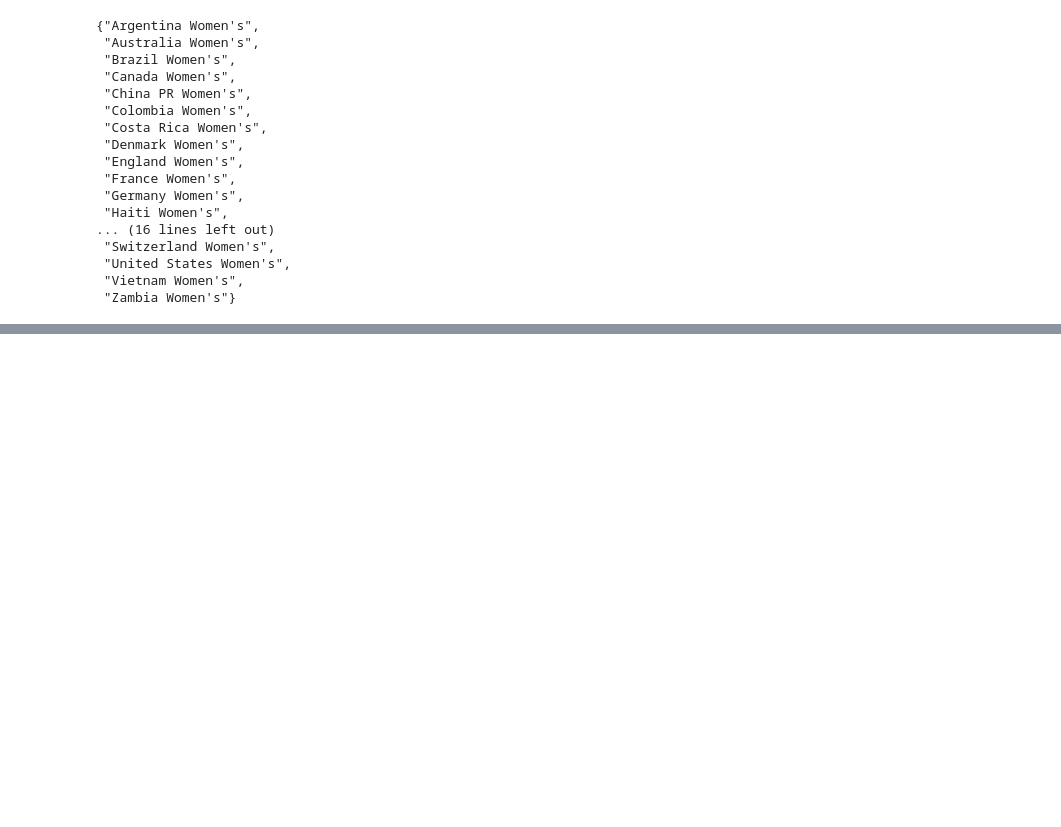
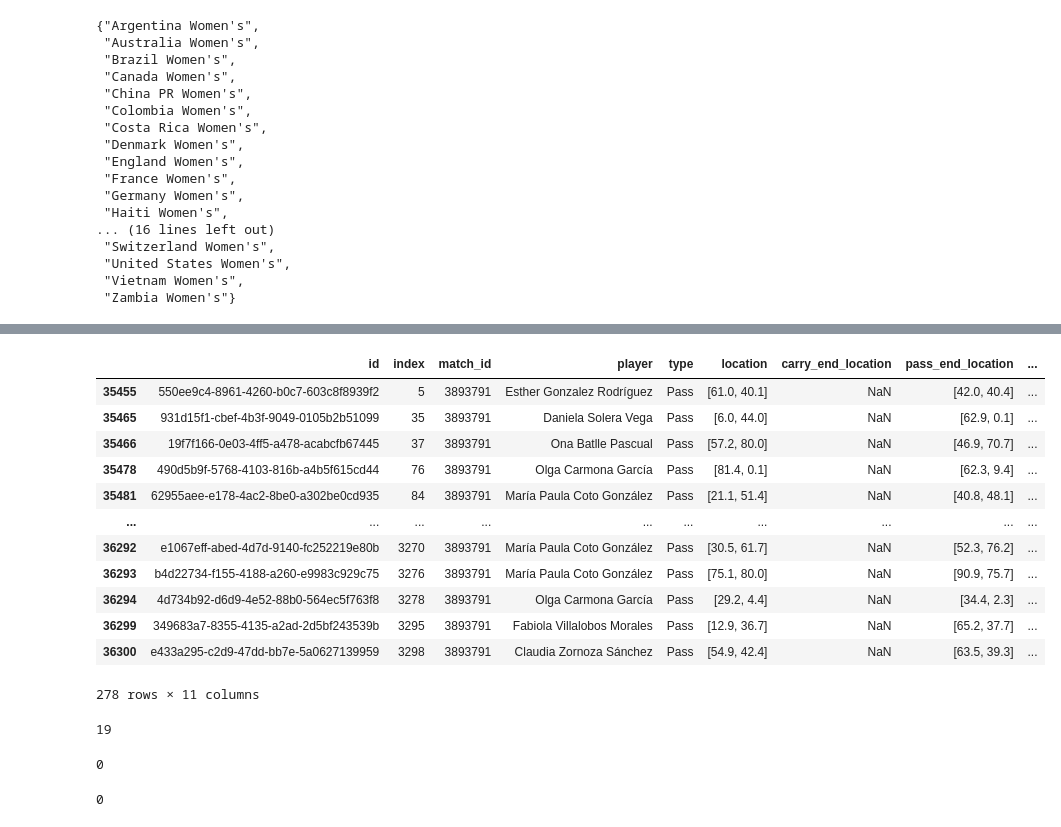
Before and after one commit to AGraciaSipan/soccermatics, a Jupyter notebook: hand-ins/1.AitanaBonmati/Untitled.ipynb, the cells around one changed output, grey strips where cells are left out. Saved outputs shown, nothing was run; the diff lists cells and outputs as text; code cells hidden in the pictures; blank space fills up the shorter version.

```diff
--- a/hand-ins/1.AitanaBonmati/Untitled.ipynb
+++ b/hand-ins/1.AitanaBonmati/Untitled.ipynb
@@ -160,0 +199,54 @@ wwc2023_events = sb.competition_events(
+# %%
+events_between_carry_and_pass = ['Dribble', 'Pressure']
+
+# mal por el or
+# pass_not_preceded_by_carry_mask = (
+#     (match_events['type'].eq('Pass') &
+#      ~match_events['type'].shift(1).eq('Carry')
+#     ) |
+#     (match_events['type'].eq('Pass') &
+#      match_events['type'].shift(1).isin(events_between_carry_and_pass) &
+#      ~match_events['type'].shift(2).eq('Carry')
+#     )
+# )
+
+pass_not_preceded_by_carry_mask = (
+    match_events['type'].eq('Pass') &
+    ~(
+        match_events['type'].shift(1).eq('Carry') |
+        (
+            match_events['type'].shift(1).isin(events_between_carry_and_pass) &
+            match_events['type'].shift(2).eq('Carry')
+        )
+    )
+)
+
+
+pass_not_preceded_by_carry_df = match_events[pass_not_preceded_by_carry_mask][cols]
+pass_not_preceded_by_carry_df
+# %% [output]
+|  | id | index | match_id | player | type | location | carry_end_location | pass_end_location | ... |
+| 35455 | 550ee9c4-8961-4260-b0c7-603c8f8939f2 | 5 | 3893791 | Esther Gonzalez Rodríguez | Pass | [61.0, 40.1] | NaN | [42.0, 40.4] | ... |
+| 35465 | 931d15f1-cbef-4b3f-9049-0105b2b51099 | 35 | 3893791 | Daniela Solera Vega | Pass | [6.0, 44.0] | NaN | [62.9, 0.1] | ... |
+| 35466 | 19f7f166-0e03-4ff5-a478-acabcfb67445 | 37 | 3893791 | Ona Batlle Pascual | Pass | [57.2, 80.0] | NaN | [46.9, 70.7] | ... |
+| 35478 | 490d5b9f-5768-4103-816b-a4b5f615cd44 | 76 | 3893791 | Olga Carmona García | Pass | [81.4, 0.1] | NaN | [62.3, 9.4] | ... |
+| 35481 | 62955aee-e178-4ac2-8be0-a302be0cd935 | 84 | 3893791 | María Paula Coto González | Pass | [21.1, 51.4] | NaN | [40.8, 48.1] | ... |
+| ... | ... | ... | ... | ... | ... | ... | ... | ... | ... |
+| 36292 | e1067eff-abed-4d7d-9140-fc252219e80b | 3270 | 3893791 | María Paula Coto González | Pass | [30.5, 61.7] | NaN | [52.3, 76.2] | ... |
+| 36293 | b4d22734-f155-4188-a260-e9983c929c75 | 3276 | 3893791 | María Paula Coto González | Pass | [75.1, 80.0] | NaN | [90.9, 75.7] | ... |
+| 36294 | 4d734b92-d6d9-4e52-88b0-564ec5f763f8 | 3278 | 3893791 | Olga Carmona García | Pass | [29.2, 4.4] | NaN | [34.4, 2.3] | ... |
+| 36299 | 349683a7-8355-4135-a2ad-2d5bf243539b | 3295 | 3893791 | Fabiola Villalobos Morales | Pass | [12.9, 36.7] | NaN | [65.2, 37.7] | ... |
+| 36300 | e433a295-c2d9-47dd-bb7e-5a0627139959 | 3298 | 3893791 | Claudia Zornoza Sánchez | Pass | [54.9, 42.4] | NaN | [63.5, 39.3] | ... |
+278 rows × 11 columns
+# %%
+carry_and_pass_df.pass_shot_assist.sum()
+# %% [output]
+19
+# %%
+carry_and_pass_df.pass_goal_assist.sum()
+# %% [output]
+0
+# %%
+carry_and_pass_df.pass_through_ball.sum()
+# %% [output]
+0
```
Also changed, not shown: parts of 45 cells of this notebook, 1 other file.
